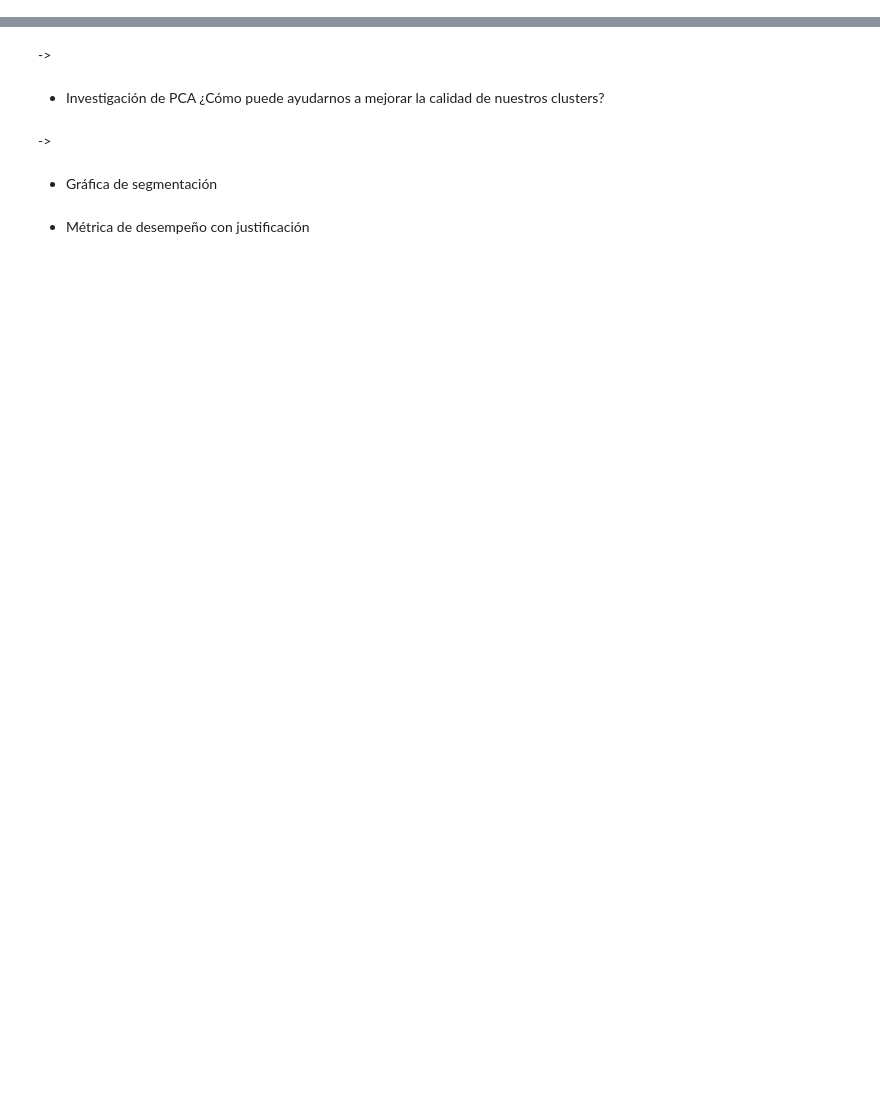
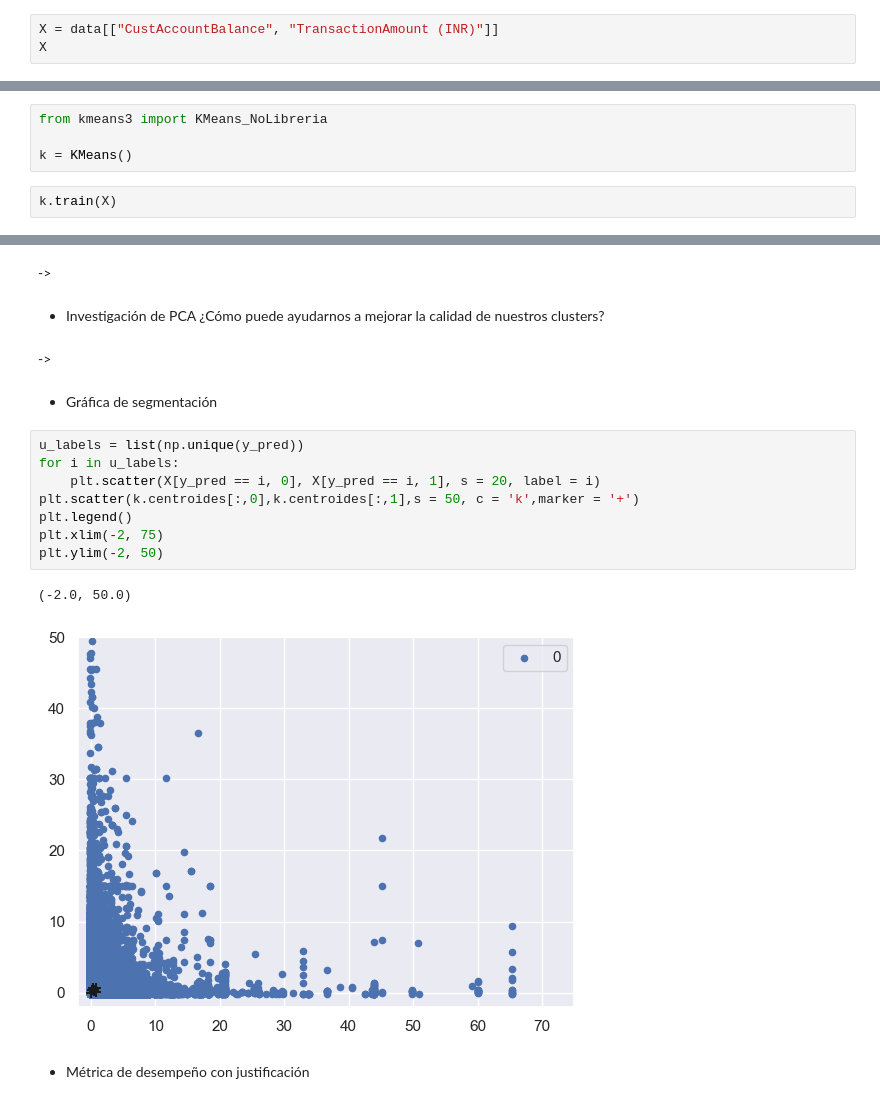
Before and after one commit to caguirre5/Lab7-IA, a Jupyter notebook: Notebook 1.ipynb, the cells around one changed output, grey strips where cells are left out. Cells and saved outputs as stored; diff of their text form; blank space fills up the shorter version.

```diff
--- a/Notebook 1.ipynb
+++ b/Notebook 1.ipynb
@@ -219,0 +217,3 @@ y = data.iloc[:, -1].values
+# %%
+X = data[["CustAccountBalance", "TransactionAmount (INR)"]]
+X
@@ -258,0 +336,6 @@ invalid value encountered in divide
+# %%
+from kmeans3 import KMeans_NoLibreria
+
+k = KMeans()
+# %%
+k.train(X)
@@ -264,5 +361,16 @@ invalid value encountered in divide
 ->
 # %% [markdown]
 - Gráfica de segmentación
+# %%
+u_labels = list(np.unique(y_pred))
+for i in u_labels:
+    plt.scatter(X[y_pred == i, 0], X[y_pred == i, 1], s = 20, label = i)
+plt.scatter(k.centroides[:,0],k.centroides[:,1],s = 50, c = 'k',marker = '+')
+plt.legend()
+plt.xlim(-2, 75)
+plt.ylim(-2, 50)
+# %% [output]
+(-2.0, 50.0)
+[figure, added]
 # %% [markdown]
 - Métrica de desempeño con justificación
```
Also changed, not shown: parts of 11 cells of this notebook, 2 other files.
